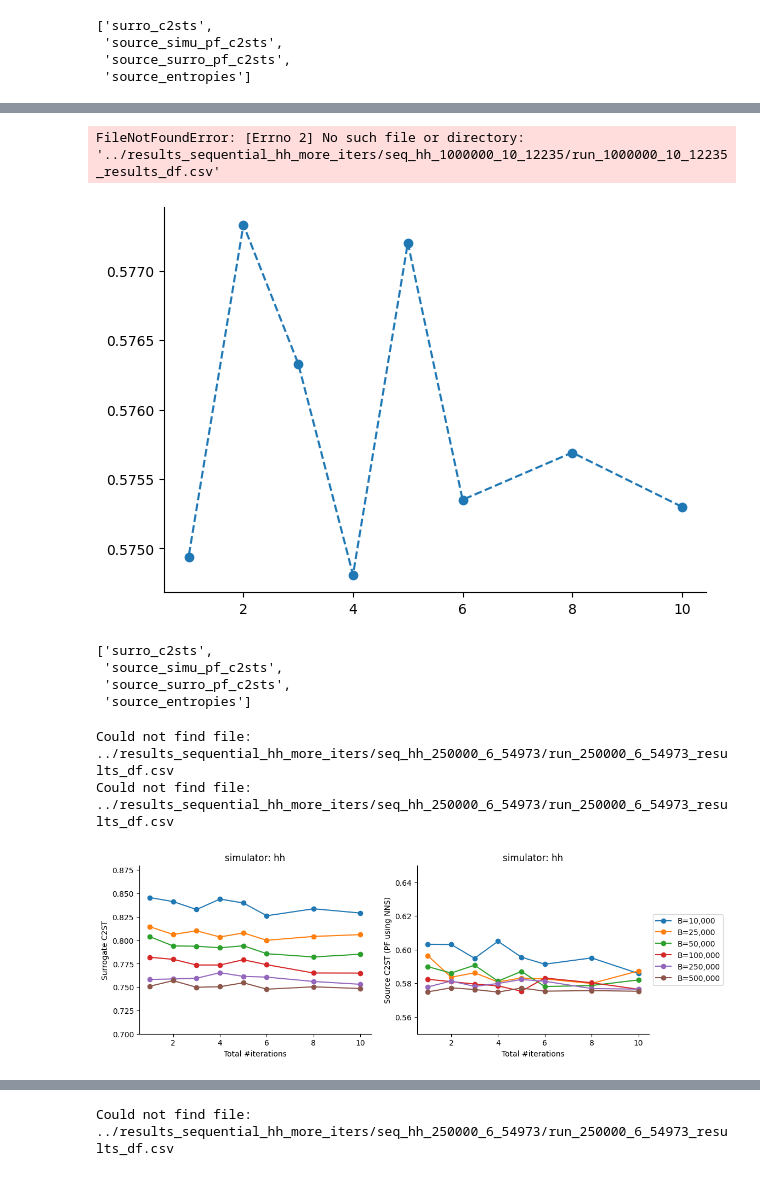
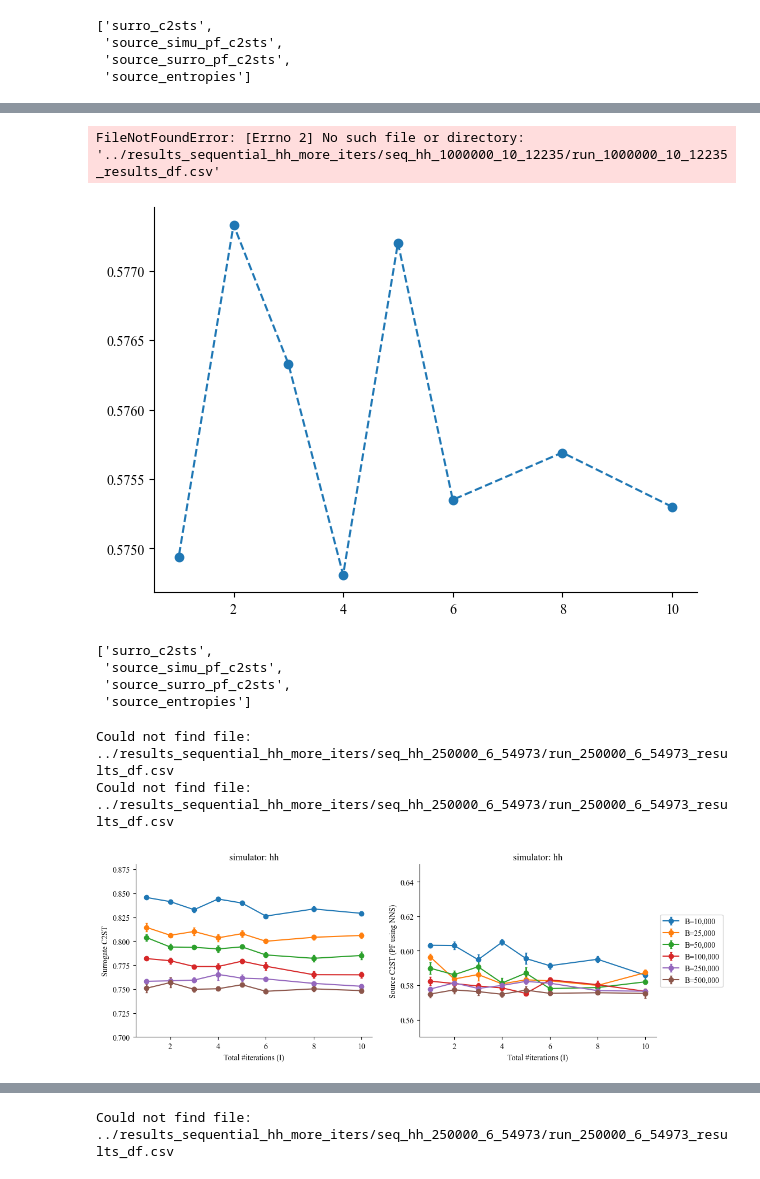
Before and after one commit to mackelab/sourcerer-sequential, a Jupyter notebook: results_analysis/naive_seq_benchmark_results_hh.ipynb, the cells around one changed output, grey strips where cells are left out. Drawn from its saved outputs; the diff is of its cells as text; code cells hidden in the pictures.

```diff
--- a/results_analysis/naive_seq_benchmark_results_hh.ipynb
+++ b/results_analysis/naive_seq_benchmark_results_hh.ipynb
@@ -15,7 +15,9 @@ from omegaconf import OmegaConf as OC
 # %%
 import matplotlib
 # matplotlib.rcParams['lines.linewidth'] = 2
-matplotlib.rcParams['font.family'] = "sans-serif"
+# matplotlib.rcParams['font.family'] = "sans-serif"
+matplotlib.rcParams['font.family'] = "Times New Roman" # to match ICLR template
+# matplotlib.rcParams['font.family'] = "Helvetica"
 # matplotlib.rcParams['legend.fontsize'] = 15
 # matplotlib.rcParams['axes.labelsize'] = 15
 # matplotlib.rcParams['xtick.labelsize'] = 15
@@ -417,7 +417,7 @@ ax.legend(loc='center left', bbox_to_anchor=(1, 0.5))
 plt.show()
 # %% [output]
 FileNotFoundError: [Errno 2] No such file or directory: '../results_sequential_hh_more_iters/seq_hh_1000000_10_12235/run_1000000_10_12235_results_df.csv'
-[figure, old version]
+[figure, new version]
 # %%
 def plot_metric_multiple_budgets(base_path, simulator, metric_idx,
                                  budgets=BUDGETS,
@@ -436,8 +436,12 @@ def plot_metric_multiple_budgets(base_path, simulator, metric_idx,
             mean_df, std_df = average_df_over_seeds(base_path, simulator, b, num_iters)
             mean_df, std_df = mean_df[METRICS_NAMES].iloc[-1:], std_df[METRICS_NAMES].iloc[-1:]
             vals[i], stds[i] = mean_df.values, std_df.values
+        blabel = f"B={b // 1000}k" #f"B={b:,}"
         if error_bars:
-            ax.errorbar(x=ITERS, y=vals[:, metric_idx], yerr=stds[:, metric_idx], capsize=1.5, elinewidth=2, fmt='o', linestyle='-', label=f"B={b:,}")
+            std_dev = stds[:, metric_idx]
+            std_err = std_dev / np.sqrt(len(SEEDS[simulator]))
+            ax.errorbar(x=ITERS, y=vals[:, metric_idx], yerr=std_err, capsize=1.5, elinewidth=2, fmt='o', linestyle='-', label=f"B={b:,}")
+            # ax.errorbar(x=ITERS, y=vals[:, metric_idx], yerr=stds[:, metric_idx], capsize=1.5, elinewidth=2, fmt='o', linestyle='-', label=f"B={b:,}")
         else:
             ax.plot(ITERS, vals[:, metric_idx], 'o-', color=colors[bidx], label=f"B={b:,}")
 
@@ -453,7 +457,7 @@ def plot_metric_multiple_budgets(base_path, simulator, metric_idx,
     #     ax.axhline(mean_gt_source_kole(base_path, simulator, 1_000_000, 1), color='r', ls='--', label='gt kole') # any budget/iter work here
 
     ax.set_title(f"simulator: {simulator}")
-    ax.set_xlabel("Total #iterations")
+    ax.set_xlabel("Total #iterations (I)")
     ax.set_ylabel(METRICS_LABELS[METRICS_NAMES[metric_idx]])
     if legend:
         ax.legend(loc='center left', bbox_to_anchor=(1, 0.5))
@@ -467,21 +471,21 @@ METRICS_NAMES
  'source_entropies']
 # %%
 simulator='hh'
-error_bars = False
+error_bars = True
 fig, axes = plt.subplots(nrows=1, ncols=2, figsize=(6*2, 4*1), gridspec_kw={'wspace':0.2,'hspace':0.5})
 plot_metric_multiple_budgets(base_path_aggregate, simulator, metric_idx=0, ax=axes[0], legend=False, error_bars=error_bars)
 plot_metric_multiple_budgets(base_path_aggregate, simulator, metric_idx=1, ax=axes[1], legend=True, error_bars=error_bars)
 axes[0].set_ylim(0.70, 0.88)
 axes[1].set_ylim(0.55, 0.65)
 # fig, axes = plt.subplots(nrows=1, ncols=2, figsize=(6*2, 4*1), gridspec_kw={'wspace':0.2,'hspace':0.5})
 # plot_metric_multiple_budgets(base_path_aggregate, simulator, metric_idx=2, ax=axes[0], legend=False)
 # plot_metric_multiple_budgets(base_path_aggregate, simulator, metric_idx=3, ax=axes[1], legend=True)
 
 plt.show()
 # %% [output]
 Could not find file: ../results_sequential_hh_more_iters/seq_hh_250000_6_54973/run_250000_6_54973_results_df.csv
 Could not find file: ../results_sequential_hh_more_iters/seq_hh_250000_6_54973/run_250000_6_54973_results_df.csv
-[figure, old version]
+[figure, new version]
 # %%
 simulator='hh'
 error_bars = True
```
Also changed, not shown: parts of 23 cells of this notebook, 1 other file.
